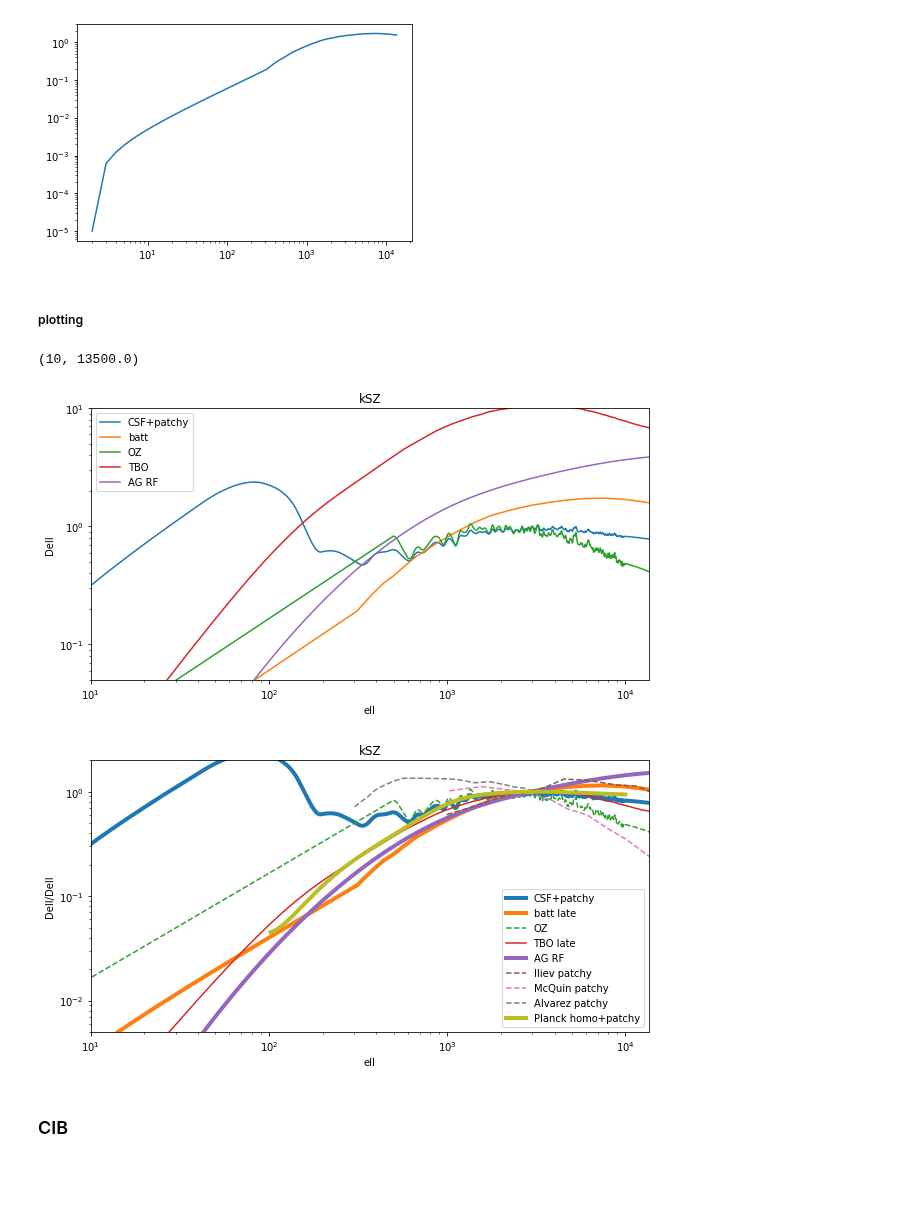
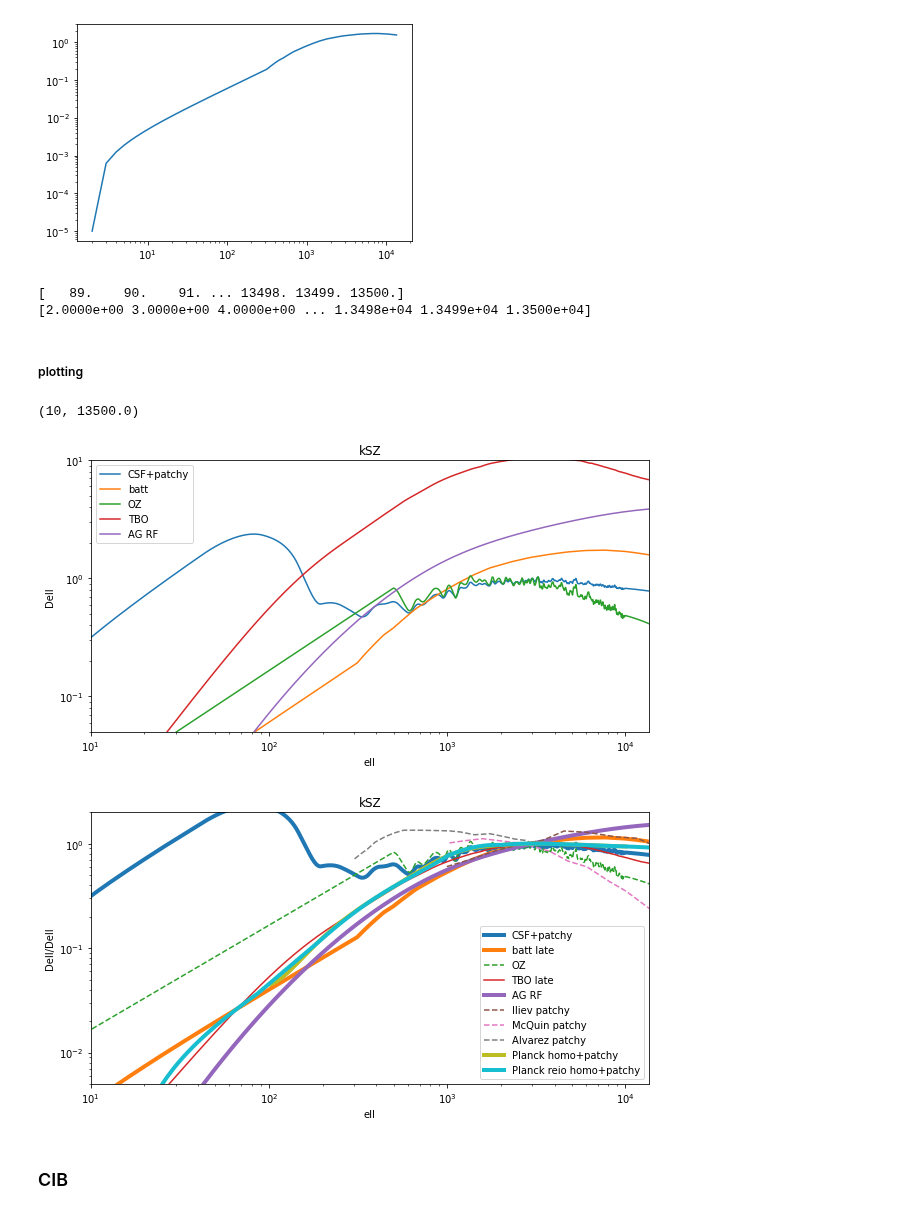
Before and after one commit to mtristram/hillik, a Jupyter notebook: scripts/check_fgds_md.ipynb, the cells around one changed output. Drawn from its saved outputs; the diff is of its cells as text; code cells hidden in the pictures; blank space fills up the shorter version.

Commit message:
extrapolate csf plus patchy planck reio

```diff
--- a/scripts/check_fgds_md.ipynb
+++ b/scripts/check_fgds_md.ipynb
@@ -8,7 +8,7 @@ from scipy.interpolate import InterpolatedUnivariateSpline
 from scipy.signal import savgol_filter
 import os
 # %%
-def extrapolate(ell, dell, lmax, order=1,lmin=0):
+def extrapolate(ell, dell, lmax, order=1,lmin=0, lower=0):
     s = InterpolatedUnivariateSpline(ell, dell, k=order)
     if lmin ==0 :
         x = np.arange(np.max(ell)+1, lmax, 1)
@@ -33,6 +33,20 @@ def extrapolate(ell, dell, lmax, order=1,lmin=0):
 
     print(elln)
 
+    #lower
+    s = InterpolatedUnivariateSpline(elln, delln, k=order)
+    if lower !=0 :
+        x = np.arange(2, lower, 1)
+
+        y = s(x)
+
+
+        elln = np.hstack((x,elln[lower:]))
+        delln = np.hstack((y,delln[lower:]))
+
+        print(elln)
+
+
     return (elln,delln)
 # %% [markdown]
 #### tSZ
@@ -222,6 +236,15 @@ alv_ell, alv_dell = tr[:,0], tr[:,1]
 
 tr = np.genfromtxt("../data/lcls_plot_ksz.dat")
 plck_ell, plck_dell = tr[100:,2], tr[100:,3]
+
+tr= np.genfromtxt("../data/cl_ksz_planck.dat")
+reiop_ellt, reiop_dellt = tr[87:,0], tr[87:,1]
+
+
+reiop_ell, reiop_dell =extrapolate(reiop_ellt,reiop_dellt,13501, lower=87, order=1)
+# %% [output]
+[   89.    90.    91. ... 13498. 13499. 13500.]
+[2.0000e+00 3.0000e+00 4.0000e+00 ... 1.3498e+04 1.3499e+04 1.3500e+04]
 # %% [markdown]
 ##### plotting
 # %%
@@ -238,34 +261,35 @@ plt.xlabel("ell")
 plt.ylabel("Dell")
 plt.ylim(5e-2,1e1)
 plt.xlim(10,1.35e4)
 
 plt.figure(figsize=(10,5))
 plt.loglog()
 plt.title("kSZ")
 plt.plot(csfp_ell, csfp_dell/csfp_dell[3000], lw=4,label="CSF+patchy")
 plt.plot(kbat_ell, kbat_dell/kbat_dell[3000], lw=4,label="batt late")
 plt.plot(oz_ell, oz_dell/oz_dell[3000], "--",label="OZ")
 plt.plot(tbo_ell, tbo_dell/tbo_dell[3000], label="TBO late")
 plt.plot(ag_ell, ag_dell/ag_dell[3000], lw=4,label="AG RF")
 
 plt.plot(ili_ell,ili_dell/ili_dell[3],"--", label="Iliev patchy")
 plt.plot(mac_ell,mac_dell/mac_dell[3], "--",label="McQuin patchy")
 plt.plot(alv_ell,alv_dell/alv_dell[16],"--", label="Alvarez patchy")
 
 plt.plot(plck_ell,plck_dell/plck_dell[2900], lw=4,label="Planck homo+patchy")
+plt.plot(reiop_ell,reiop_dell/reiop_dell[2900], lw=4,label="Planck reio homo+patchy")
 
 
 
 
 plt.legend()
 plt.xlabel("ell")
 plt.ylabel("Dell/Dell")
 plt.ylim(5e-3,2)
 plt.xlim(10,1.35e4)
 # %% [output]
 (10, 13500.0)
 [figure]
-[figure, old version]
+[figure, new version]
 # %% [markdown]
 ### CIB
 # %%
```
Also changed, not shown: 1 other file.
